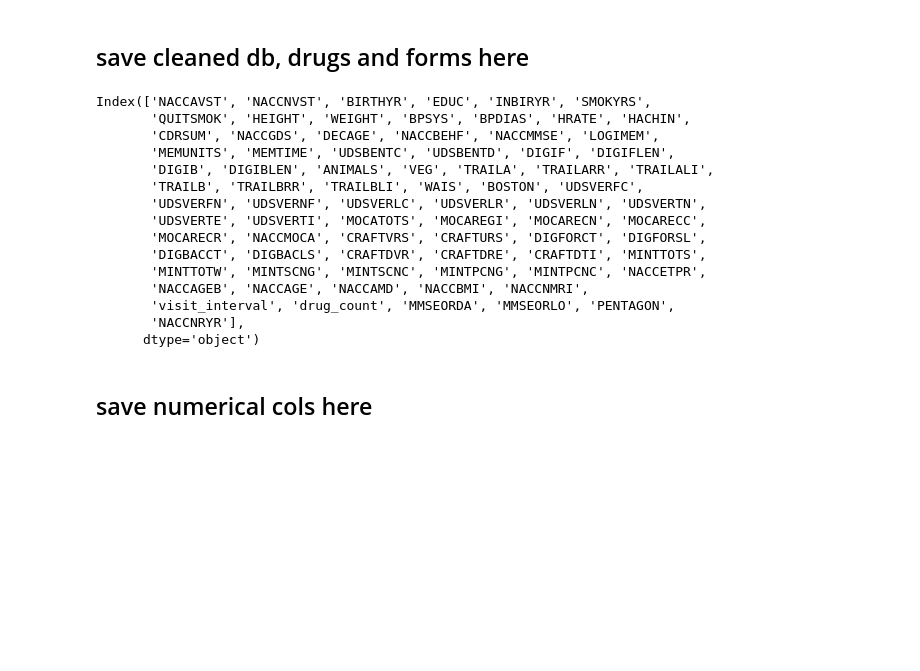
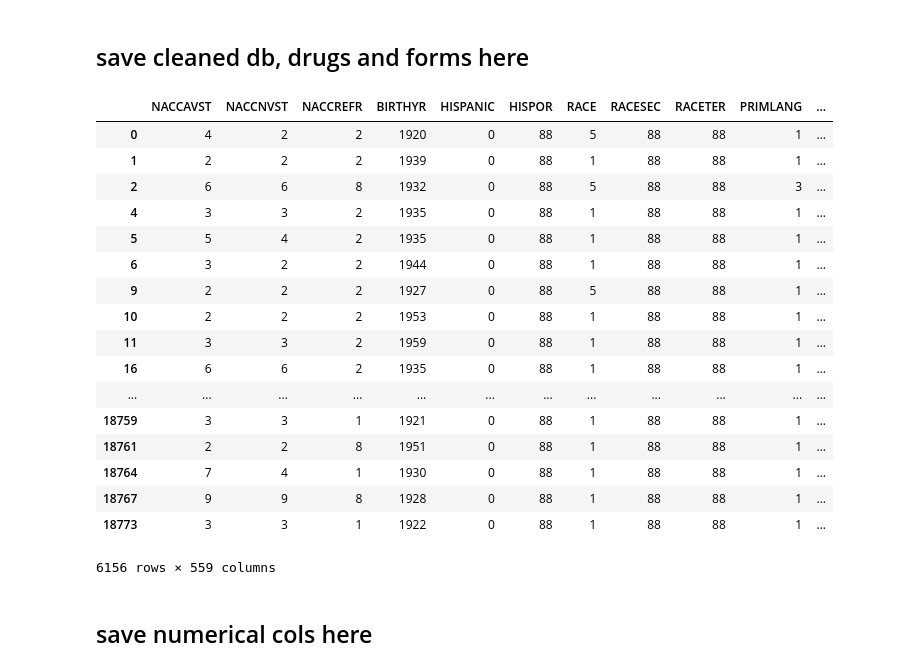
Before and after one commit to vicvarE/AD-Dash, a Jupyter notebook: notebooks/ADvar_inspection.ipynb, the cells around one changed output. Saved outputs shown, nothing was run; the diff lists cells and outputs as text; code cells hidden in the pictures; blank space fills up the shorter version.

```diff
--- a/notebooks/ADvar_inspection.ipynb
+++ b/notebooks/ADvar_inspection.ipynb
@@ -247,6 +247,28 @@ useless=['PACKET','FORMVER','NACCADC','VISITMO','VISITDAY','VISITYR','NACCVNUM',
 drop_useless(one_ts,useless)
 # %% [markdown]
 ## save cleaned db, drugs and forms here
+# %%
+one_ts=one_ts.loc[:, ~one_ts.columns.str.match('Unnamed')]
+one_ts
+# %% [output]
+|  | NACCAVST | NACCNVST | NACCREFR | BIRTHYR | HISPANIC | HISPOR | RACE | RACESEC | RACETER | PRIMLANG | ... |
+| 0 | 4 | 2 | 2 | 1920 | 0 | 88 | 5 | 88 | 88 | 1 | ... |
+| 1 | 2 | 2 | 2 | 1939 | 0 | 88 | 1 | 88 | 88 | 1 | ... |
+| 2 | 6 | 6 | 8 | 1932 | 0 | 88 | 5 | 88 | 88 | 3 | ... |
+| 4 | 3 | 3 | 2 | 1935 | 0 | 88 | 1 | 88 | 88 | 1 | ... |
+| 5 | 5 | 4 | 2 | 1935 | 0 | 88 | 1 | 88 | 88 | 1 | ... |
+| 6 | 3 | 2 | 2 | 1944 | 0 | 88 | 1 | 88 | 88 | 1 | ... |
+| 9 | 2 | 2 | 2 | 1927 | 0 | 88 | 5 | 88 | 88 | 1 | ... |
+| 10 | 2 | 2 | 2 | 1953 | 0 | 88 | 1 | 88 | 88 | 1 | ... |
+| 11 | 3 | 3 | 2 | 1959 | 0 | 88 | 1 | 88 | 88 | 1 | ... |
+| 16 | 6 | 6 | 2 | 1935 | 0 | 88 | 1 | 88 | 88 | 1 | ... |
+| ... | ... | ... | ... | ... | ... | ... | ... | ... | ... | ... | ... |
+| 18759 | 3 | 3 | 1 | 1921 | 0 | 88 | 1 | 88 | 88 | 1 | ... |
+| 18761 | 2 | 2 | 8 | 1951 | 0 | 88 | 1 | 88 | 88 | 1 | ... |
+| 18764 | 7 | 4 | 1 | 1930 | 0 | 88 | 1 | 88 | 88 | 1 | ... |
+| 18767 | 9 | 9 | 8 | 1928 | 0 | 88 | 1 | 88 | 88 | 1 | ... |
+| 18773 | 3 | 3 | 1 | 1922 | 0 | 88 | 1 | 88 | 88 | 1 | ... |
+6156 rows × 559 columns
 # %%
 import json
 with open('../data/processed/forms.txt', 'w') as outfile:
@@ -263,22 +285,6 @@ others=['MMSEORDA','MMSEORLO','PENTAGON','NACCNRYR']
 numerical_cols=numerical_cols.append(pd.Index(others))
 # %%
 numerical_cols
-# %% [output]
-Index(['NACCAVST', 'NACCNVST', 'BIRTHYR', 'EDUC', 'INBIRYR', 'SMOKYRS',
-       'QUITSMOK', 'HEIGHT', 'WEIGHT', 'BPSYS', 'BPDIAS', 'HRATE', 'HACHIN',
-       'CDRSUM', 'NACCGDS', 'DECAGE', 'NACCBEHF', 'NACCMMSE', 'LOGIMEM',
-       'MEMUNITS', 'MEMTIME', 'UDSBENTC', 'UDSBENTD', 'DIGIF', 'DIGIFLEN',
-       'DIGIB', 'DIGIBLEN', 'ANIMALS', 'VEG', 'TRAILA', 'TRAILARR', 'TRAILALI',
-       'TRAILB', 'TRAILBRR', 'TRAILBLI', 'WAIS', 'BOSTON', 'UDSVERFC',
-       'UDSVERFN', 'UDSVERNF', 'UDSVERLC', 'UDSVERLR', 'UDSVERLN', 'UDSVERTN',
-       'UDSVERTE', 'UDSVERTI', 'MOCATOTS', 'MOCAREGI', 'MOCARECN', 'MOCARECC',
-       'MOCARECR', 'NACCMOCA', 'CRAFTVRS', 'CRAFTURS', 'DIGFORCT', 'DIGFORSL',
-       'DIGBACCT', 'DIGBACLS', 'CRAFTDVR', 'CRAFTDRE', 'CRAFTDTI', 'MINTTOTS',
-       'MINTTOTW', 'MINTSCNG', 'MINTSCNC', 'MINTPCNG', 'MINTPCNC', 'NACCETPR',
-       'NACCAGEB', 'NACCAGE', 'NACCAMD', 'NACCBMI', 'NACCNMRI',
-       'visit_interval', 'drug_count', 'MMSEORDA', 'MMSEORLO', 'PENTAGON',
-       'NACCNRYR'],
-      dtype='object')
 # %% [markdown]
 ## save numerical cols here
 # %%
```
Also changed, not shown: parts of 4 cells of this notebook, 2 other files.
